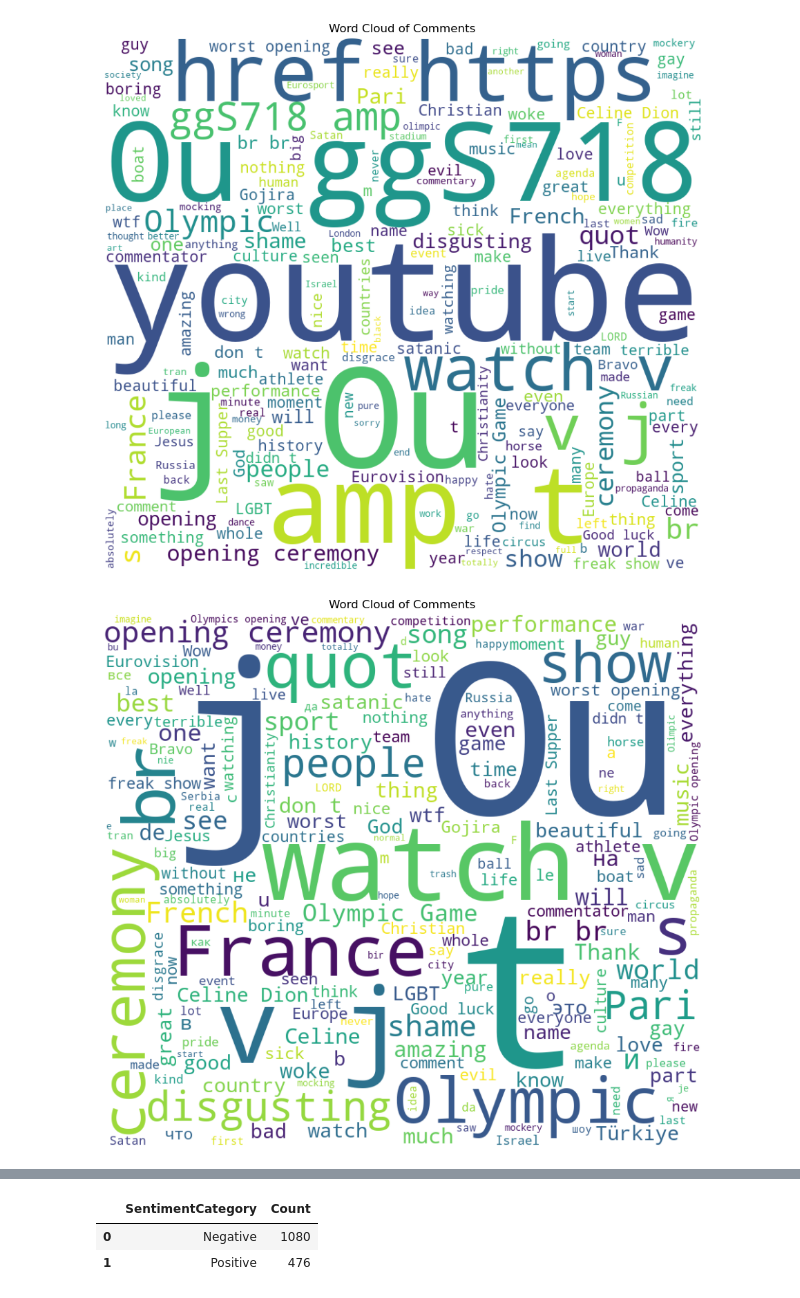
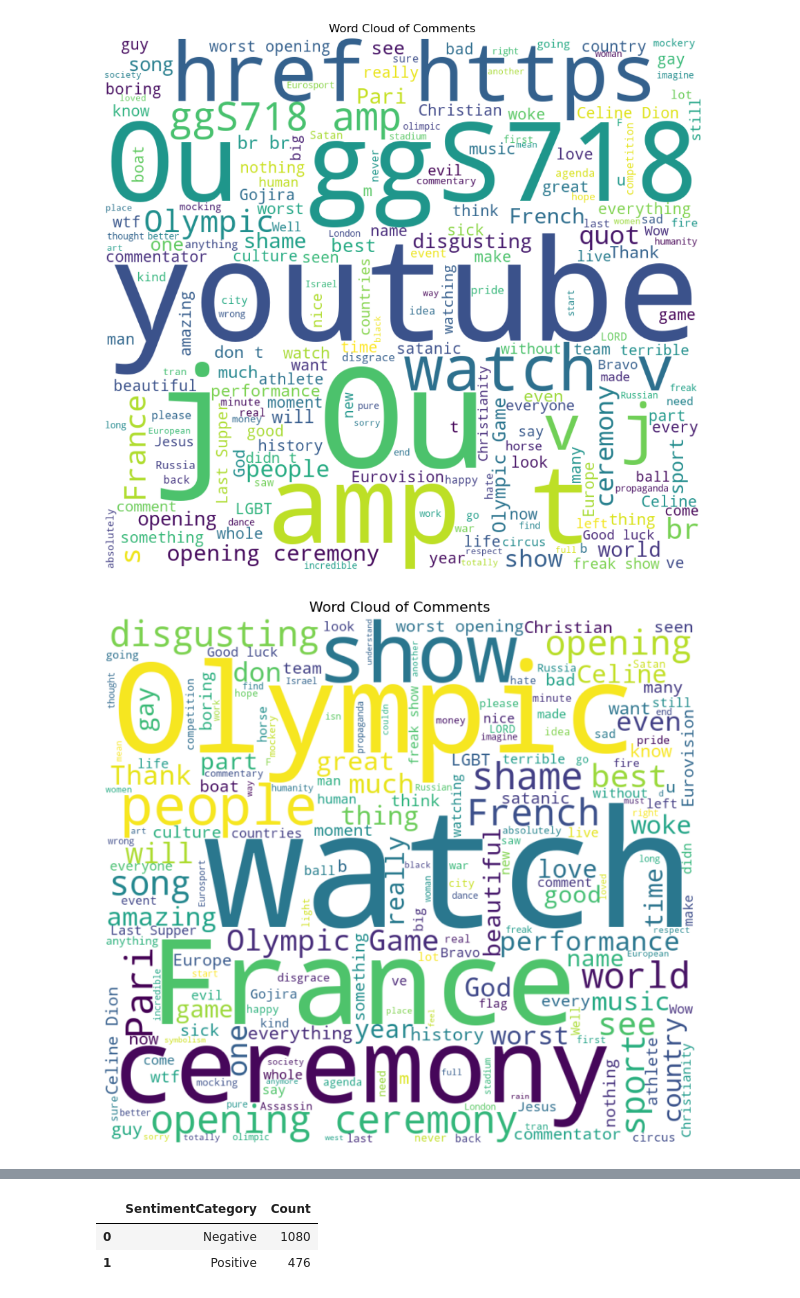
Before and after one commit to gabriela5rova/DS_Various, a Jupyter notebook: Exercises/Olympics Opening Youtube Comments/Exploratory analysis Youtube Olympics Opening Video.ipynb, the cells around one changed output, grey strips where cells are left out. Saved outputs shown, nothing was run; the diff lists cells and outputs as text; code cells hidden in the pictures.

```diff
--- a/Exercises/Olympics Opening Youtube Comments/Exploratory analysis Youtube Olympics Opening Video.ipynb
+++ b/Exercises/Olympics Opening Youtube Comments/Exploratory analysis Youtube Olympics Opening Video.ipynb
@@ -234,22 +236,19 @@ plt.show()
 # %% [output]
 [figure]
 # %%
+custom_stopwords = set(STOPWORDS)
+custom_stopwords.update(['amp', 'youtube', 'https','href','ggs718',"j",'ou','t','quot','v','s','br'])
 
-# Generate a word cloud with custom stopwords
-custom_stopwords = set(STOPWORDS)
-custom_stopwords.update(['amp', 'youtube', 'https','href','ggs718'])
-
-all_comments = ' '.join(df['Comment'])
+all_comments = ' '.join(youtube_olympics_comments_english['Comment'])
 wordcloud = WordCloud(width=900, height=800, background_color='white', stopwords=custom_stopwords).generate(all_comments)
 
-# Display the word cloud
-plt.figure(figsize=(20, 10))
+plt.figure(figsize=(15, 8))
 plt.imshow(wordcloud, interpolation='bilinear')
 plt.axis('off')
 plt.title('Word Cloud of Comments')
 plt.show()
 # %% [output]
-[figure, old version]
+[figure, new version]
 # %%
 # Combine all comments into a single string
 all_comments = ' '.join(df['Comment'])
```
Also changed, not shown: parts of 5 cells of this notebook.
